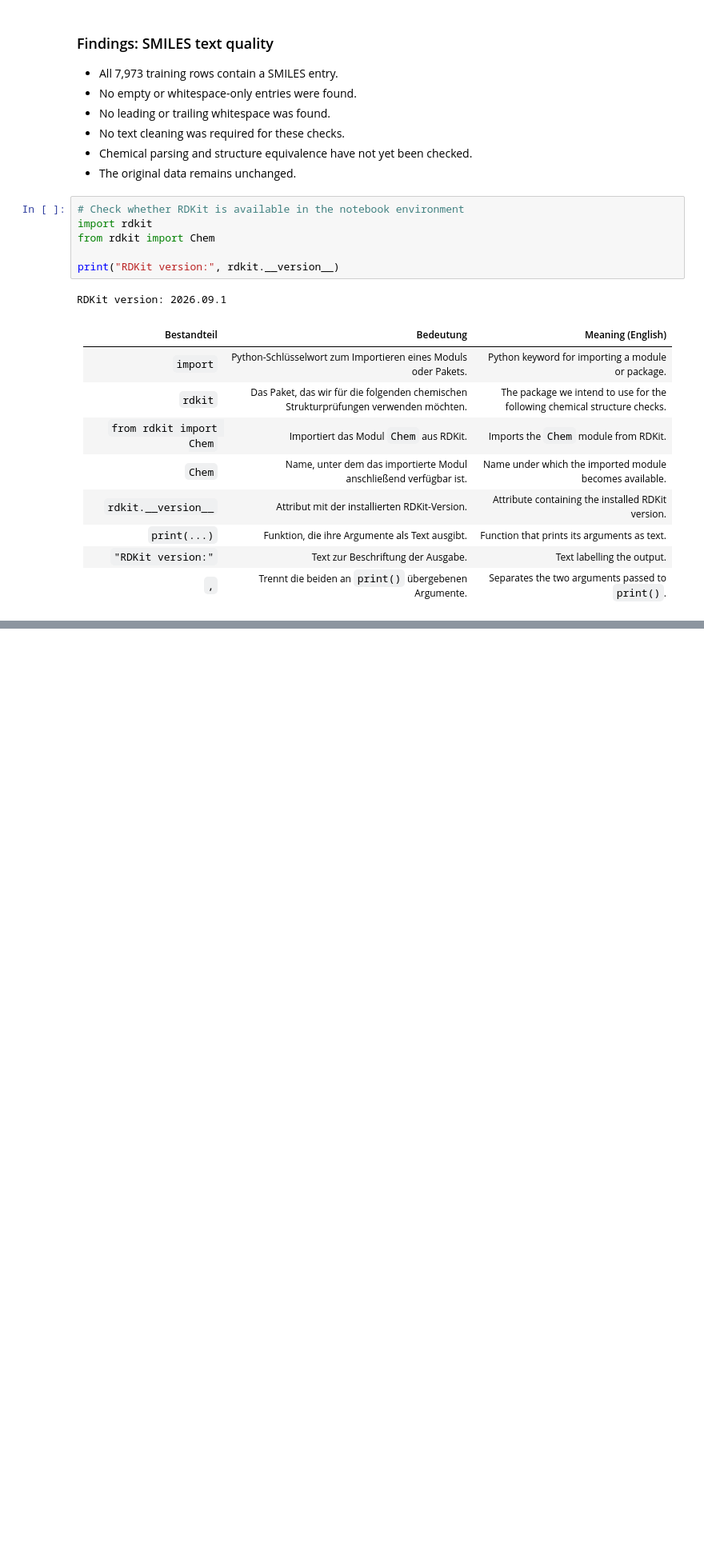
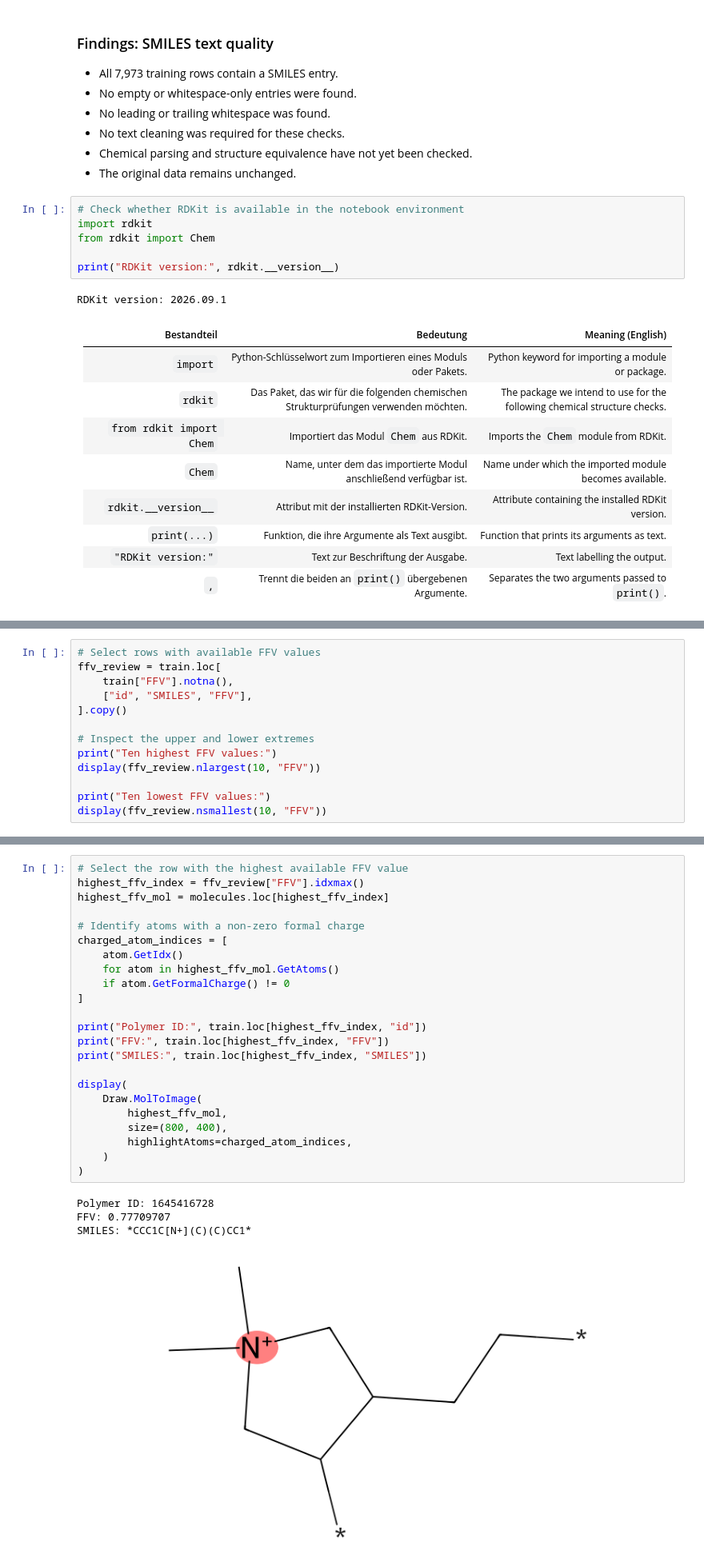
Before and after one commit to SuhmiHwang/capstone_virtual_lab_mohamed_suhmi, a Jupyter notebook: notebooks/01_mohamed_initial_eda.ipynb, the cells around one changed output, grey strips where cells are left out. Shown at 80% size. Drawn from its saved outputs; the diff is of its cells as text; blank space fills up the shorter version.

```diff
--- a/notebooks/01_mohamed_initial_eda.ipynb
+++ b/notebooks/01_mohamed_initial_eda.ipynb
@@ -510,0 +1072,13 @@ RDKit version: 2026.09.1
+# %%
+# Select rows with available FFV values
+ffv_review = train.loc[
+    train["FFV"].notna(),
+    ["id", "SMILES", "FFV"],
+].copy()
+
+# Inspect the upper and lower extremes
+print("Ten highest FFV values:")
+display(ffv_review.nlargest(10, "FFV"))
+
+print("Ten lowest FFV values:")
+display(ffv_review.nsmallest(10, "FFV"))
@@ -510,0 +1164,28 @@ RDKit version: 2026.09.1
+# %%
+# Select the row with the highest available FFV value
+highest_ffv_index = ffv_review["FFV"].idxmax()
+highest_ffv_mol = molecules.loc[highest_ffv_index]
+
+# Identify atoms with a non-zero formal charge
+charged_atom_indices = [
+    atom.GetIdx()
+    for atom in highest_ffv_mol.GetAtoms()
+    if atom.GetFormalCharge() != 0
+]
+
+print("Polymer ID:", train.loc[highest_ffv_index, "id"])
+print("FFV:", train.loc[highest_ffv_index, "FFV"])
+print("SMILES:", train.loc[highest_ffv_index, "SMILES"])
+
+display(
+    Draw.MolToImage(
+        highest_ffv_mol,
+        size=(800, 400),
+        highlightAtoms=charged_atom_indices,
+    )
+)
+# %% [output]
+Polymer ID: 1645416728
+FFV: 0.77709707
+SMILES: *CCC1C[N+](C)(C)CC1*
+[figure, added]
```
Also changed, not shown: parts of 103 cells of this notebook.
